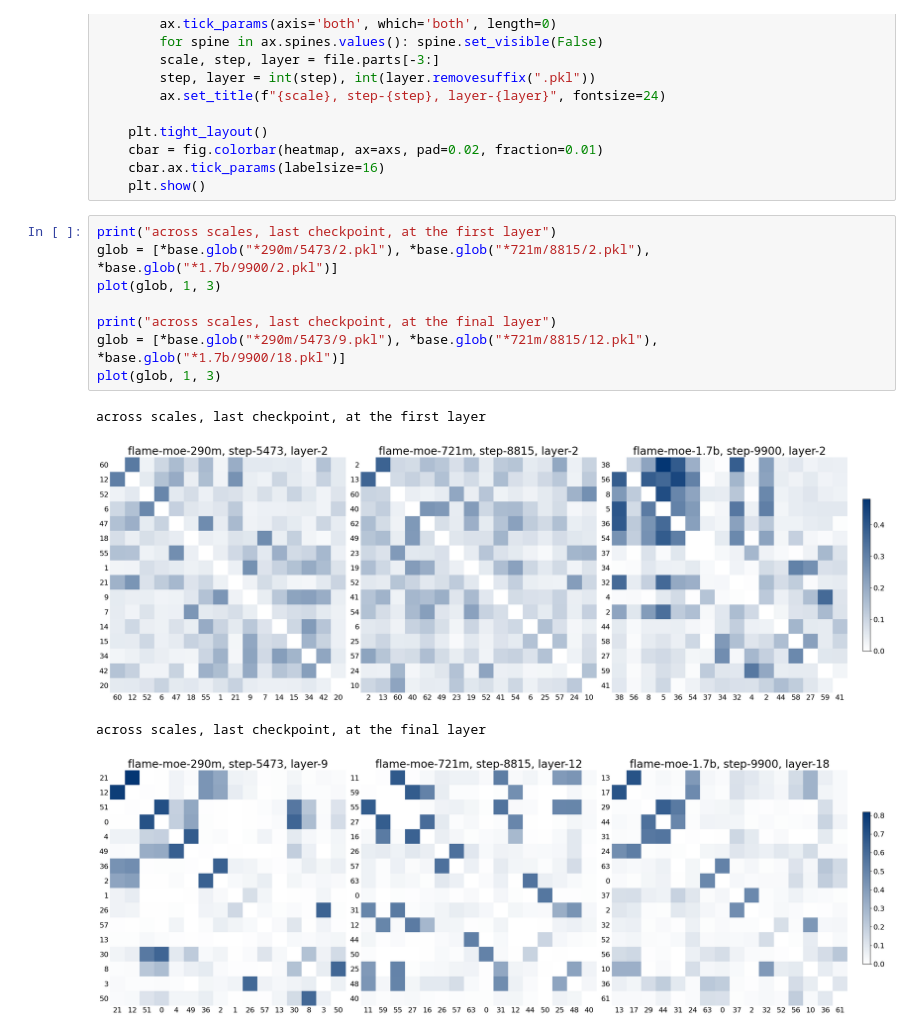
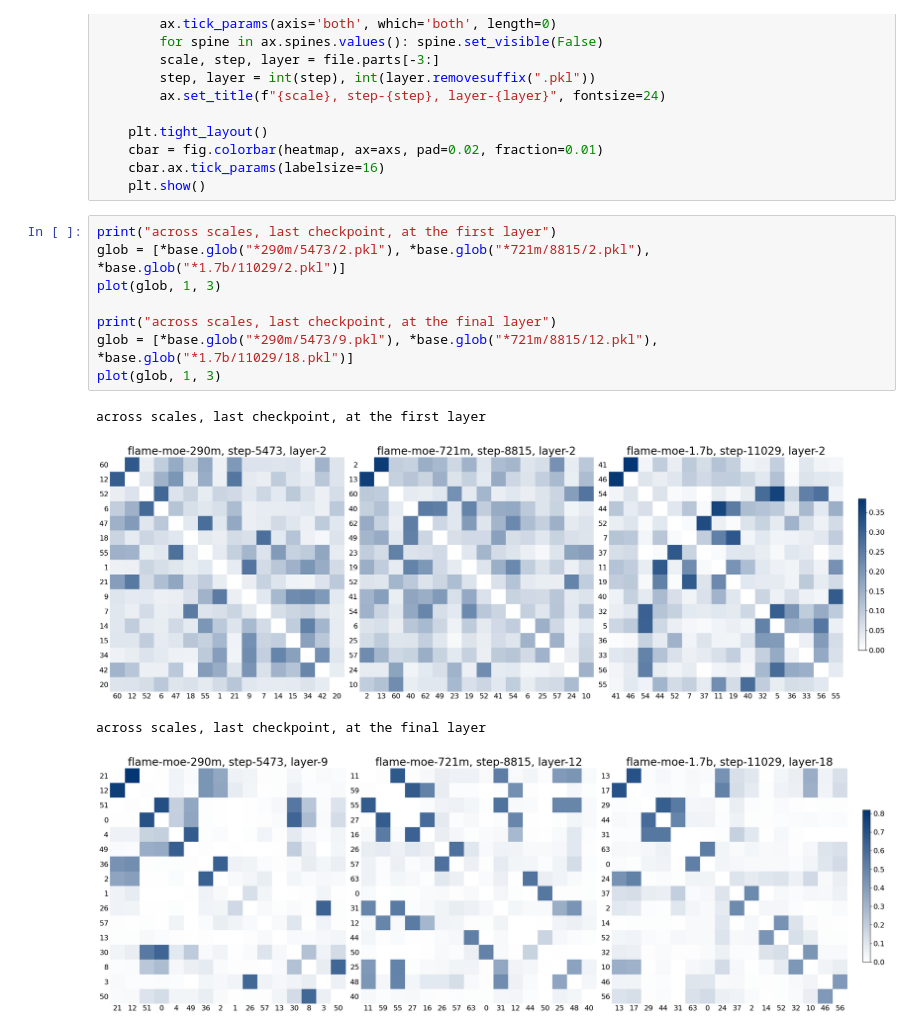
Before and after one commit to cmu-flame/FLAME-MoE, a Jupyter notebook: scripts/empirical_analysis/expert_coactivation.ipynb, the cells around one changed output. Saved outputs shown, nothing was run; the diff lists cells and outputs as text.

Commit message:
do the plotting on the correct final checkpoint

```diff
--- a/scripts/empirical_analysis/expert_coactivation.ipynb
+++ b/scripts/empirical_analysis/expert_coactivation.ipynb
@@ -50,14 +50,14 @@ def plot(glob: List[Path], nrows: int, ncols: int, k: int = 16):
     plt.show()
 # %%
 print("across scales, last checkpoint, at the first layer")
-glob = [*base.glob("*290m/5473/2.pkl"), *base.glob("*721m/8815/2.pkl"), *base.glob("*1.7b/9900/2.pkl")]
+glob = [*base.glob("*290m/5473/2.pkl"), *base.glob("*721m/8815/2.pkl"), *base.glob("*1.7b/11029/2.pkl")]
 plot(glob, 1, 3)
 
 print("across scales, last checkpoint, at the final layer")
-glob = [*base.glob("*290m/5473/9.pkl"), *base.glob("*721m/8815/12.pkl"), *base.glob("*1.7b/9900/18.pkl")]
+glob = [*base.glob("*290m/5473/9.pkl"), *base.glob("*721m/8815/12.pkl"), *base.glob("*1.7b/11029/18.pkl")]
 plot(glob, 1, 3)
 # %% [output]
 across scales, last checkpoint, at the first layer
-[figure, old version]
+[figure, new version]
 across scales, last checkpoint, at the final layer
-[figure, old version]
+[figure, new version]
```
